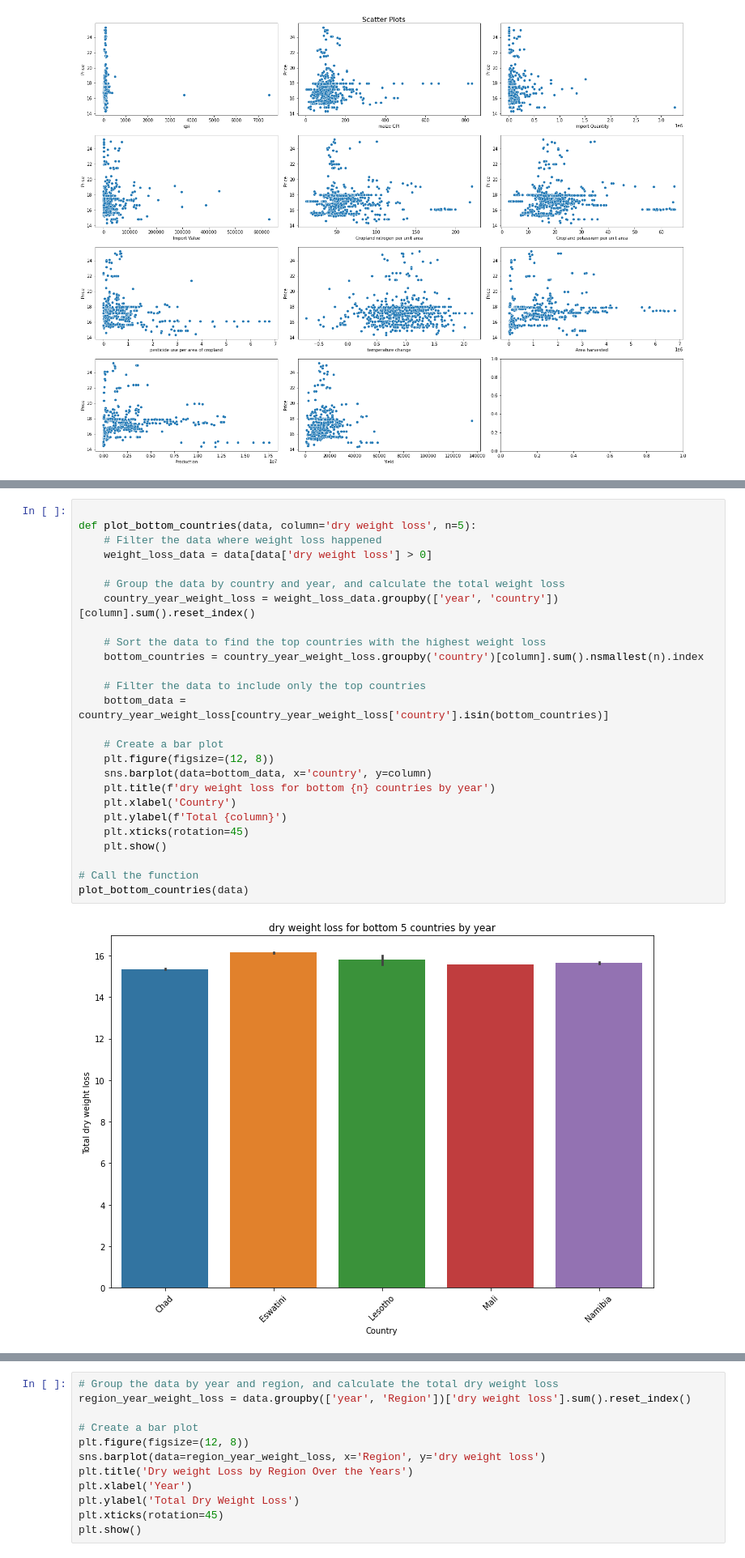
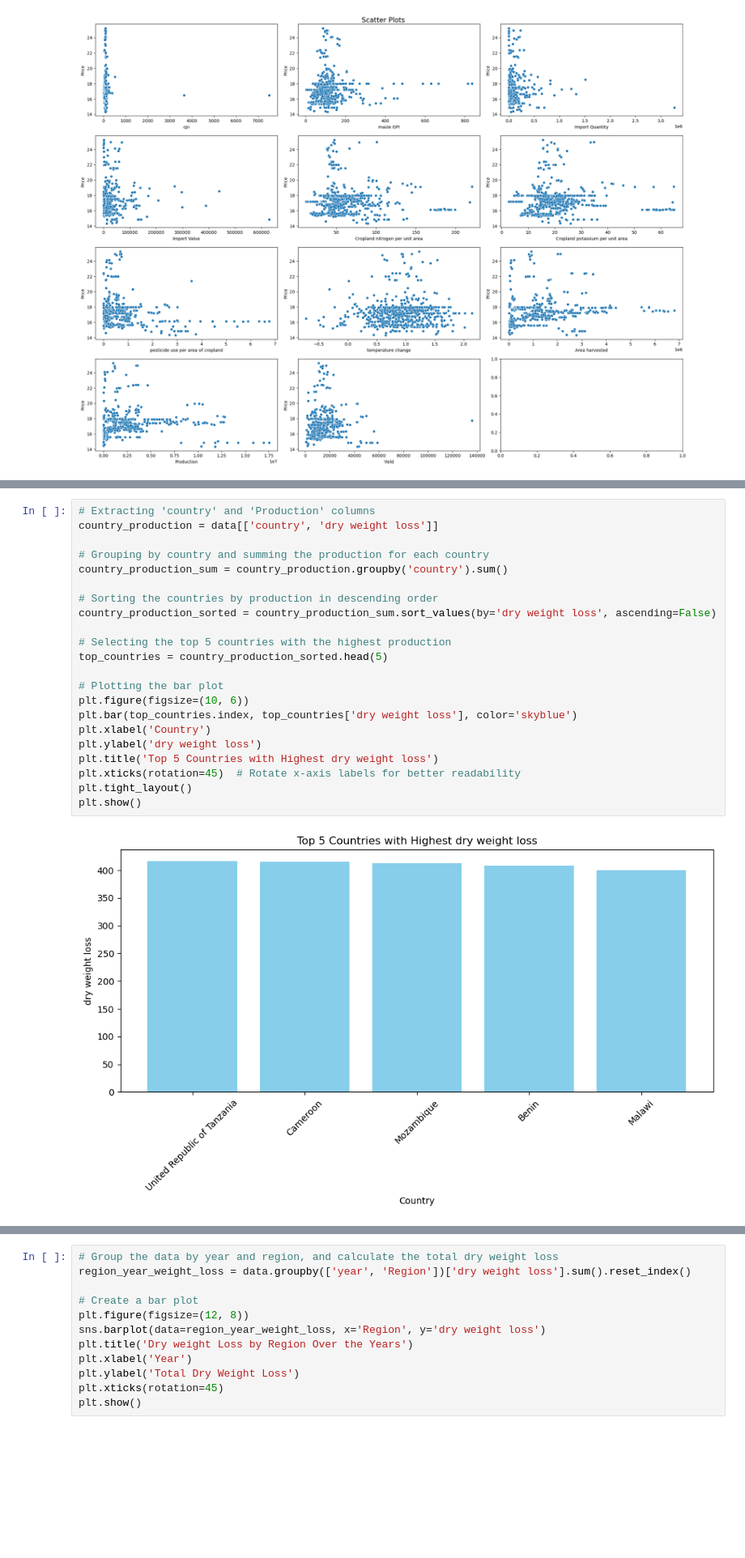
Before and after one commit to Kelvin-Rotich824/Phase_5_Capstone_Project, a Jupyter notebook: Untitled.ipynb, the cells around one changed output, grey strips where cells are left out. Shown at 81% size. Cells and saved outputs as stored; diff of their text form; blank space fills up the shorter version.

```diff
--- a/Untitled.ipynb
+++ b/Untitled.ipynb
@@ -522,28 +487,24 @@ plot_top_countries(data)
-# %%
-
-def plot_bottom_countries(data, column='dry weight loss', n=5):
-    # Filter the data where weight loss happened
-    weight_loss_data = data[data['dry weight loss'] > 0]
-
-    # Group the data by country and year, and calculate the total weight loss
-    country_year_weight_loss = weight_loss_data.groupby(['year', 'country'])[column].sum().reset_index()
-
-    # Sort the data to find the top countries with the highest weight loss
-    bottom_countries = country_year_weight_loss.groupby('country')[column].sum().nsmallest(n).index
-
-    # Filter the data to include only the top countries
-    bottom_data = country_year_weight_loss[country_year_weight_loss['country'].isin(bottom_countries)]
-
-    # Create a bar plot
-    plt.figure(figsize=(12, 8))
-    sns.barplot(data=bottom_data, x='country', y=column)
-    plt.title(f'dry weight loss for bottom {n} countries by year')
-    plt.xlabel('Country')
-    plt.ylabel(f'Total {column}')
-    plt.xticks(rotation=45)
-    plt.show()
-
-# Call the function
-plot_bottom_countries(data)
-# %% [output]
-[figure, removed]
+# %%
+# Extracting 'country' and 'Production' columns
+country_production = data[['country', 'dry weight loss']]
+
+# Grouping by country and summing the production for each country
+country_production_sum = country_production.groupby('country').sum()
+
+# Sorting the countries by production in descending order
+country_production_sorted = country_production_sum.sort_values(by='dry weight loss', ascending=False)
+
+# Selecting the top 5 countries with the highest production
+top_countries = country_production_sorted.head(5)
+
+# Plotting the bar plot
+plt.figure(figsize=(10, 6))
+plt.bar(top_countries.index, top_countries['dry weight loss'], color='skyblue')
+plt.xlabel('Country')
+plt.ylabel('dry weight loss')
+plt.title('Top 5 Countries with Highest dry weight loss')
+plt.xticks(rotation=45)  # Rotate x-axis labels for better readability
+plt.tight_layout()
+plt.show()
+# %% [output]
+[figure, added]
```
Also changed, not shown: parts of 15 cells of this notebook.
